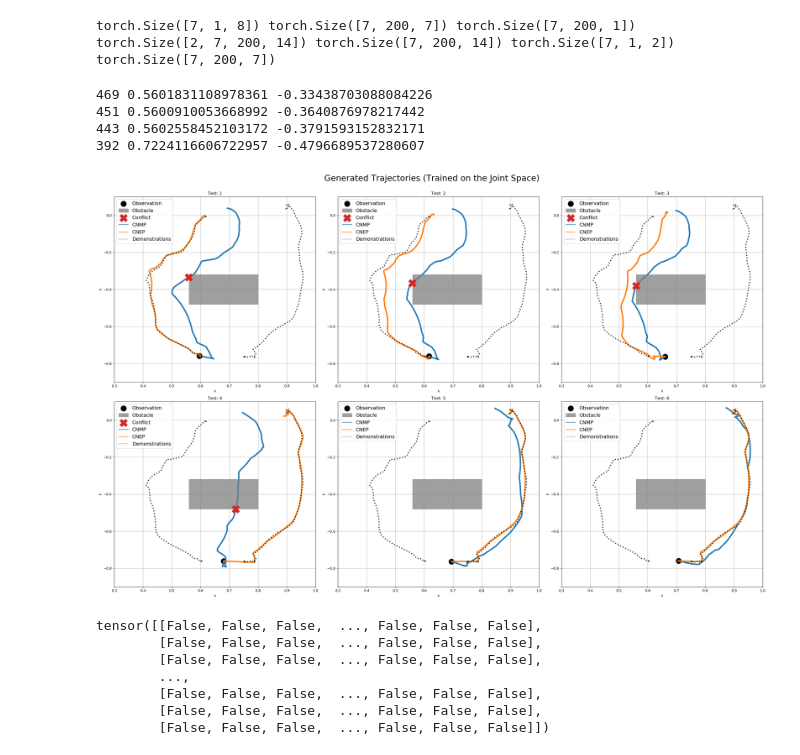
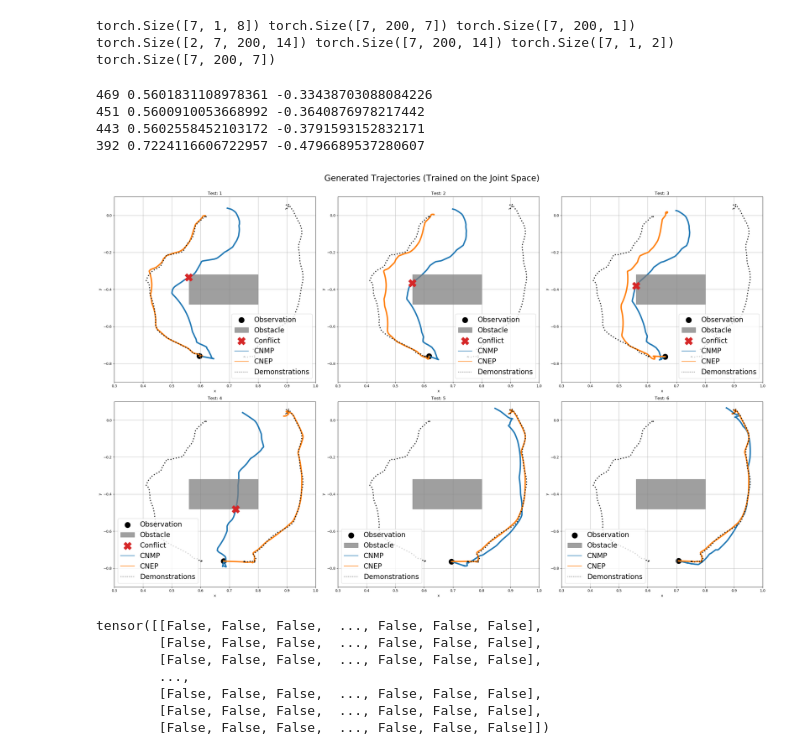
Before and after one commit to yildirimyigit/cnep, a Jupyter notebook: comparison_baxter_js.ipynb, the cells around one changed output. Saved outputs shown, nothing was run; the diff lists cells and outputs as text; code cells hidden in the pictures.

```diff
--- a/comparison_baxter_js.ipynb
+++ b/comparison_baxter_js.ipynb
@@ -392,35 +392,37 @@ def plot_cnp_wta_xy(pred_cnp, pred_wta, y_cartesian, obs_cartesian):
 
             axs[subplot_index].plot(pred_wta[ind, :, 0], pred_wta[ind, :, 1], color=palette[1], linewidth=4.0)  # wta predictions
             handles.extend([Line2D([0], [0], label=f'CNEP', color=palette[1])])
 
             axs[subplot_index].plot(y_cartesian[0,:,0], y_cartesian[0,:,1], 'k:', alpha=0.85, linewidth=3.0)  # data
             axs[subplot_index].plot(y_cartesian[1,:,0], y_cartesian[1,:,1], 'k:', alpha=0.85, linewidth=3.0)  # data
             handles.extend([Line2D([0], [0], label='Demonstrations', alpha=0.75, color='k', linestyle='dotted')])
 
-            axs[subplot_index].legend(handles=handles, loc='upper left', prop={"size":14})
+            lloc = 'lower right' if ind < 4 else 'lower left'
+
+            axs[subplot_index].legend(handles=handles, loc=lloc, fontsize=20)
             axs[subplot_index].set_title(f'Test: {test_id+1}')
             axs[subplot_index].grid(True)
             axs[subplot_index].set_xlabel('x')
             axs[subplot_index].set_ylabel('y')
             test_id += 1
 
     fig.suptitle(f'Generated Trajectories (Trained on the Joint Space)', fontsize=24)
     plt.tight_layout(rect=[0, 0.03, 1, 0.95])
     plt.savefig(f'{root_path}{run_id}/gen.png')
     plt.show()
 
 
 # plot_gen_cnp_wta()
 
 prec, prew, yc, oc = get_pred_cartesian()
 c, w = process_trajs(prec, prew, yc, oc)
 plot_cnp_wta_xy(c, w, yc, oc)
 # %% [output]
 469 0.5601831108978361 -0.33438703088084226
 451 0.5600910053668992 -0.3640876978217442
 443 0.5602558452103172 -0.3791593152832171
 392 0.7224116606722957 -0.4796689537280607
-[figure, old version]
+[figure, new version]
 # %%
 torch.isclose(pred_cnp[0], pred_cnp[1])
 # %% [output]
```
Also changed, not shown: 3 other files.
